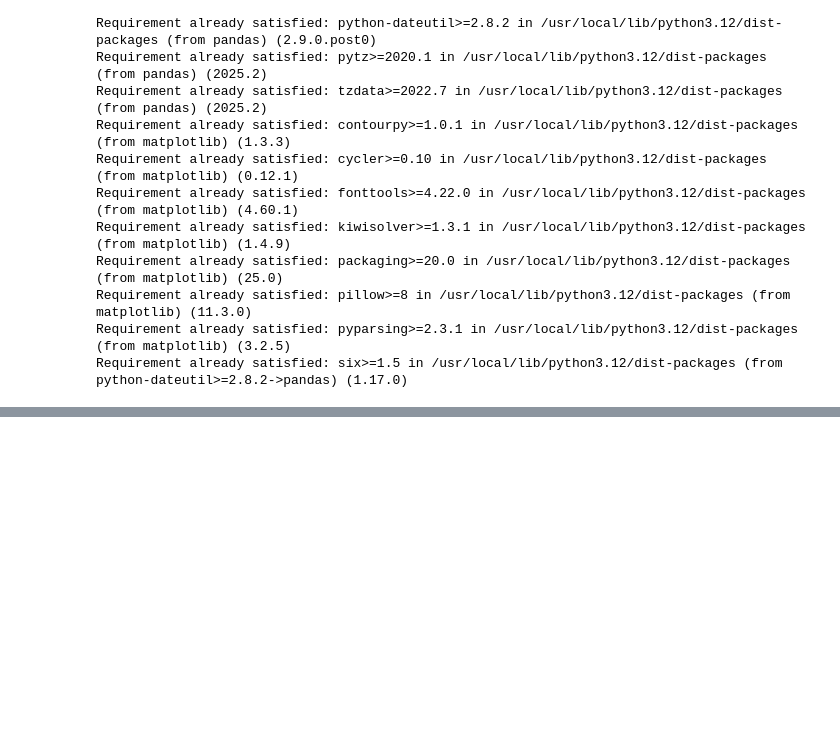
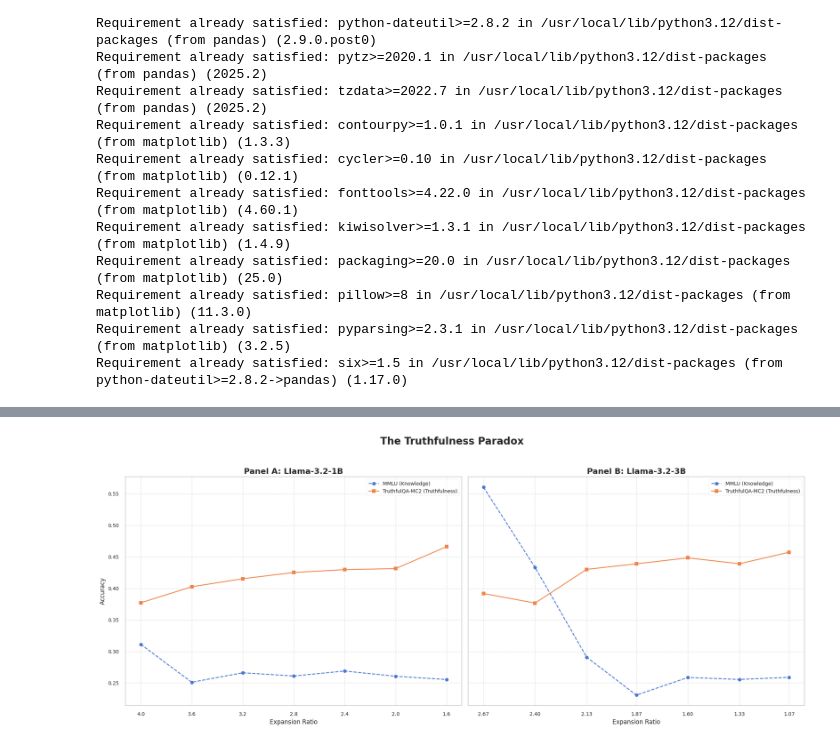
Before and after one commit to peremartra/llama-glu-expansion-pruning, a Jupyter notebook: notebooks/04_Paper_Graphics.ipynb, the cells around one changed output, grey strips where cells are left out. Cells and saved outputs as stored; diff of their text form; code cells hidden in the pictures; blank space fills up the shorter version.

```diff
--- a/notebooks/04_Paper_Graphics.ipynb
+++ b/notebooks/04_Paper_Graphics.ipynb
@@ -97,0 +292,97 @@ This section focuses on our core hypothesis. By plotting normalized scores, we c
+# %%
+import json
+import pandas as pd
+import matplotlib.pyplot as plt
+
+# --- FUNCIÓN (Sin cambios, ya extrae los datos que necesitamos) ---
+def extract_paradox_data(model_eval_dict):
+    """
+    Extracts MMLU and TruthfulQA-MC2 data from a
+    pre-loaded 'models_evaluated' dictionary.
+    """
+    results_list = []
+
+    for model_key, model_data in model_eval_dict.items():
+        try:
+            expansion_rate = model_data['expansion_rate']
+            mmlu_acc = model_data['results']['mmlu']['accuracy']
+            tqa_mc2_acc = model_data['results']['truthfulqa_mc2']['accuracy']
+
+            results_list.append({
+                'expansion_rate': expansion_rate,
+                'MMLU': mmlu_acc,
+                'TruthfulQA_MC2': tqa_mc2_acc
+            })
+        except KeyError as e:
+            print(f"Warning: Missing data in {model_key}. Error: {e}")
+
+    df = pd.DataFrame(results_list)
+    df = df.sort_values(by='expansion_rate', ascending=False)
+    return df
+
+# --- Carga y Procesamiento de Datos (Sin cambios) ---
+
+if 'models_data' in locals() and '1B' in models_data and '3B' in models_data:
+
+    df_1b = extract_paradox_data(models_data['1B'])
+    df_3b = extract_paradox_data(models_data['3B'])
+
+    # --- Creación del Gráfico (ESTILO ADAPTADO) ---
+
+    # *** CHANGE: Use the 'notebook' style from the first plots ***
+    plt.style.use('seaborn-v0_8-notebook')
+
+    # *** CHANGE: Use figsize from the first plots ***
+    fig, (ax1, ax2) = plt.subplots(1, 2, figsize=(20, 8), sharey=True) # sharey=True es bueno aquí
+
+    # --- Panel A: Llama-3.2-1B ---
+    # *** CHANGE: Updated labels to English ***
+    ax1.plot(df_1b['expansion_rate'], df_1b['MMLU'],
+             marker='o', linestyle='--', label='MMLU (Knowledge)')
+    ax1.plot(df_1b['expansion_rate'], df_1b['TruthfulQA_MC2'],
+             marker='s', linestyle='-', label='TruthfulQA-MC2 (Truthfulness)')
+
+    # *** CHANGE: Updated titles to English "Panel A" format ***
+    ax1.set_title('Panel A: Llama-3.2-1B', fontsize=16, fontweight='bold')
+    ax1.set_xlabel('Expansion Ratio', fontsize=12)
+    ax1.set_ylabel('Accuracy', fontsize=12)
+    ax1.legend()
+    ax1.invert_xaxis()
+    ax1.set_xticks(df_1b['expansion_rate'])
+    ax1.grid(True, linestyle='--', alpha=0.6) # Added grid to match first plots
+
+    # --- Panel B: Llama-3.2-3B ---
+    # *** CHANGE: Updated labels to English ***
+    ax2.plot(df_3b['expansion_rate'], df_3b['MMLU'],
+             marker='o', linestyle='--', label='MMLU (Knowledge)')
+    ax2.plot(df_3b['expansion_rate'], df_3b['TruthfulQA_MC2'],
+             marker='s', linestyle='-', label='TruthfulQA-MC2 (Truthfulness)')
+
+    # *** CHANGE: Updated titles to English "Panel B" format ***
+    ax2.set_title('Panel B: Llama-3.2-3B', fontsize=16, fontweight='bold')
+    ax2.set_xlabel('Expansion Ratio', fontsize=12)
+    # ax2.set_ylabel('Accuracy', fontsize=12) # Not needed due to sharey=True
+    ax2.legend()
+    ax2.invert_xaxis()
+    ax2.set_xticks(df_3b['expansion_rate'])
+    ax2.grid(True, linestyle='--', alpha=0.6) # Added grid to match first plots
+
+
+    # --- Título General y Visualización ---
+    # *** CHANGE: Updated main title to English ***
+    fig.suptitle('The Truthfulness Paradox',
+                 fontsize=20, y=1.03, fontweight='bold')
+    fig.tight_layout()
+
+    # Guardar la figura
+    plt.savefig('figure_truthfulness_paradox.png', dpi=300, bbox_inches='tight')
+
+    plt.show()
+
+    print("\nGraph 'figure_truthfulness_paradox.png' saved successfully.")
+
+else:
+    print("ERROR: 'models_data' variable was not found.")
+    print("Please ensure the data loading cell was executed successfully.")
+# %% [output]
+[figure, added]
```
Also changed, not shown: parts of 7 cells of this notebook.
